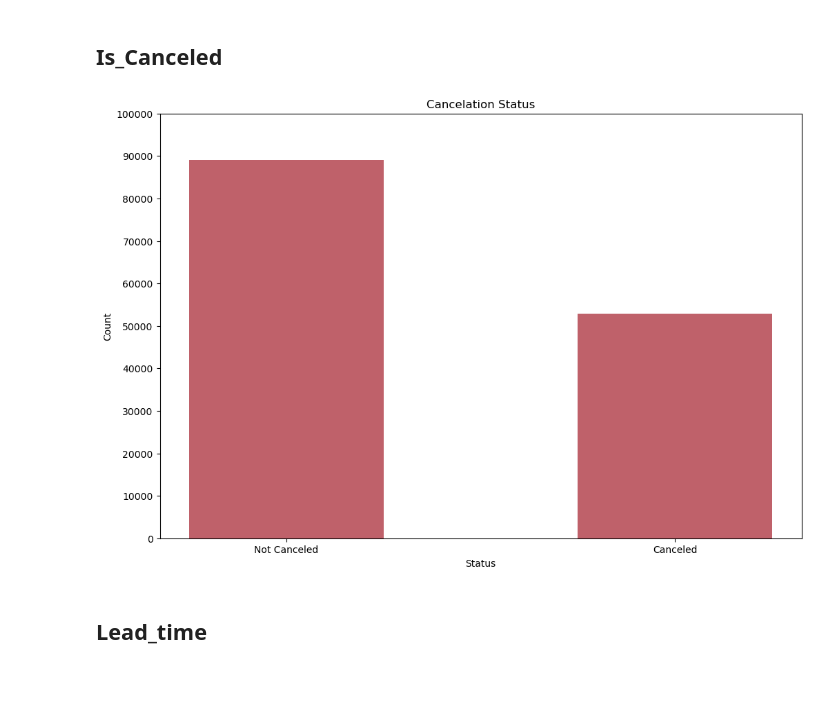
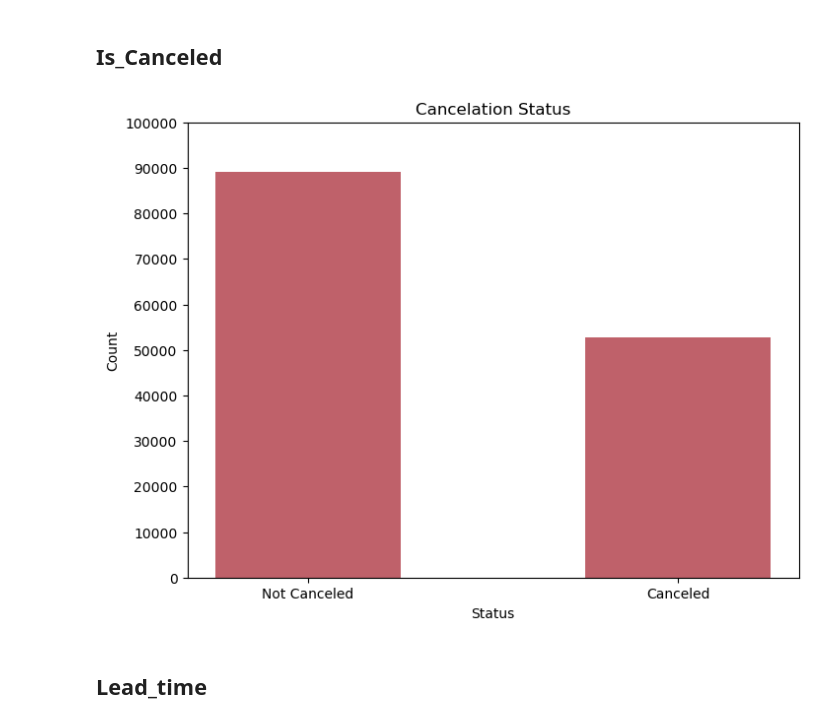
Before and after one commit to SMemic4/Hotels, a Jupyter notebook: notebooks/hotels.ipynb, the cells around one changed output. Drawn from its saved outputs; the diff is of its cells as text; code cells hidden in the pictures; blank space fills up the shorter version.

```diff
--- a/notebooks/hotels.ipynb
+++ b/notebooks/hotels.ipynb
@@ -186,17 +186,17 @@ plt.show();
 # %% [markdown]
 ##  Is_Canceled
 # %%
-plt.figure(figsize = (12,8))
+plt.figure(figsize = (8, 6))
 plt.bar(x = hotel_df['is_canceled'].value_counts().index, height = hotel_df['is_canceled'].value_counts().values, color = fav_cols[0], width = 0.5)
 plt.xticks(ticks = [0, 1], labels = ['Not Canceled', 'Canceled'])
 plt.yticks(ticks = list(range(0, 110000, 10000)))
 plt.xlabel(xlabel = 'Status')
 plt.ylabel(ylabel = 'Count')
 plt.title(label = 'Cancelation Status')
 plt.savefig(fname = os.path.join(os.getcwd(), 'outputs', 'visuals', 'Cancelation_status'))
 plt.show();
 # %% [output]
-[figure, old version]
+[figure, new version]
 # %% [markdown]
 ## Lead_time
 # %%
```
Also changed, not shown: parts of 12 cells of this notebook, 4 other files.
